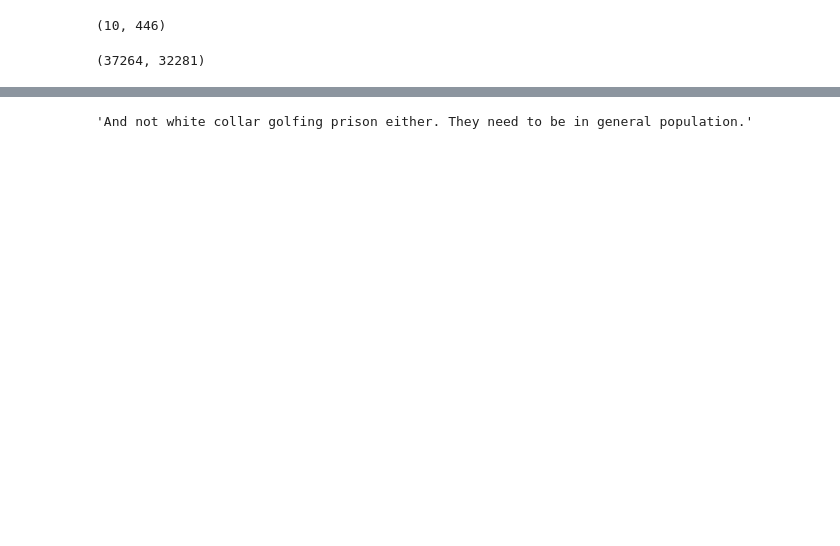
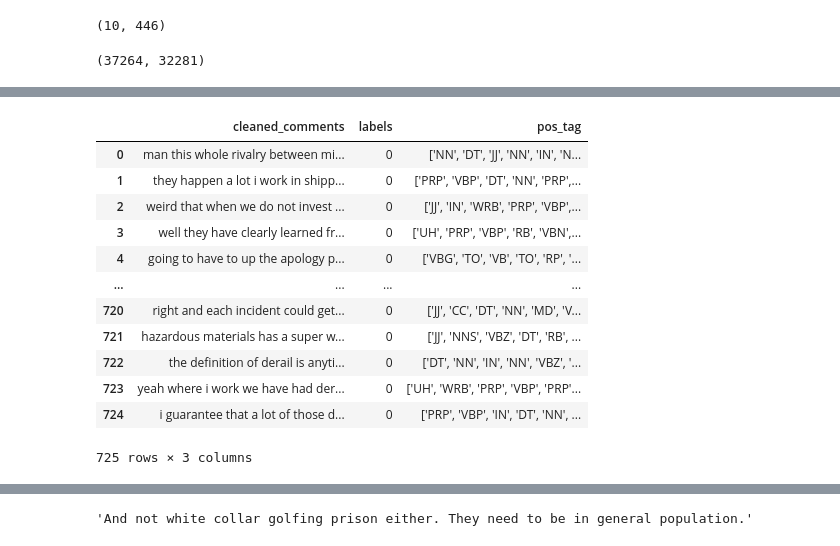
Before and after one commit to krishnadheerajkrovi/CSCI544_NLP_Project, a Jupyter notebook: similarity.ipynb, the cells around one changed output, grey strips where cells are left out. Saved outputs shown, nothing was run; the diff lists cells and outputs as text; code cells hidden in the pictures; blank space fills up the shorter version.

Commit message:
similar_sentences_found

```diff
--- a/similarity.ipynb
+++ b/similarity.ipynb
@@ -1,9 +1,9 @@
 # %%
 import pandas as pd
 # %%
-bad_sent = pd.read_csv('/Users/venkatasaisumanthsadu/Documents/clg-documents/CSCI544/project/CSCI544_NLP_Project-main/bad_sentences.csv')
-good_sent = pd.read_csv('/Users/venkatasaisumanthsadu/Documents/clg-documents/CSCI544/project/CSCI544_NLP_Project-main/good_sentences.csv')
+bad_sent = pd.read_csv('/Users/venkatasaisumanthsadu/Documents/clg-documents/CSCI544/project/CSCI544_NLP_Project_latest/bad_sentences.csv')
+good_sent = pd.read_csv('/Users/venkatasaisumanthsadu/Documents/clg-documents/CSCI544/project/CSCI544_NLP_Project_latest/good_sentences.csv')
 # %%
-bad_sent = bad_sent[['comments','labels']]
-good_sent = good_sent[['comments','labels']]
+bad_sent = bad_sent[['cleaned_comments','labels', 'pos_tag']]
+good_sent = good_sent[['cleaned_comments','labels', 'pos_tag']]
 # %%
@@ -274,0 +240,16 @@ sorted_list[-10:]
+# %%
+good_sent
+# %% [output]
+|  | cleaned_comments | labels | pos_tag |
+| 0 | man this whole rivalry between mi... | 0 | ['NN', 'DT', 'JJ', 'NN', 'IN', 'N... |
+| 1 | they happen a lot i work in shipp... | 0 | ['PRP', 'VBP', 'DT', 'NN', 'PRP',... |
+| 2 | weird that when we do not invest ... | 0 | ['JJ', 'IN', 'WRB', 'PRP', 'VBP',... |
+| 3 | well they have clearly learned fr... | 0 | ['UH', 'PRP', 'VBP', 'RB', 'VBN',... |
+| 4 | going to have to up the apology p... | 0 | ['VBG', 'TO', 'VB', 'TO', 'RP', '... |
+| ... | ... | ... | ... |
+| 720 | right and each incident could get... | 0 | ['JJ', 'CC', 'DT', 'NN', 'MD', 'V... |
+| 721 | hazardous materials has a super w... | 0 | ['JJ', 'NNS', 'VBZ', 'DT', 'RB', ... |
+| 722 | the definition of derail is anyti... | 0 | ['DT', 'NN', 'IN', 'NN', 'VBZ', '... |
+| 723 | yeah where i work we have had der... | 0 | ['UH', 'WRB', 'PRP', 'VBP', 'PRP'... |
+| 724 | i guarantee that a lot of those d... | 0 | ['PRP', 'VBP', 'IN', 'DT', 'NN', ... |
+725 rows × 3 columns
```
Also changed, not shown: parts of 23 cells of this notebook, 6 other files.
